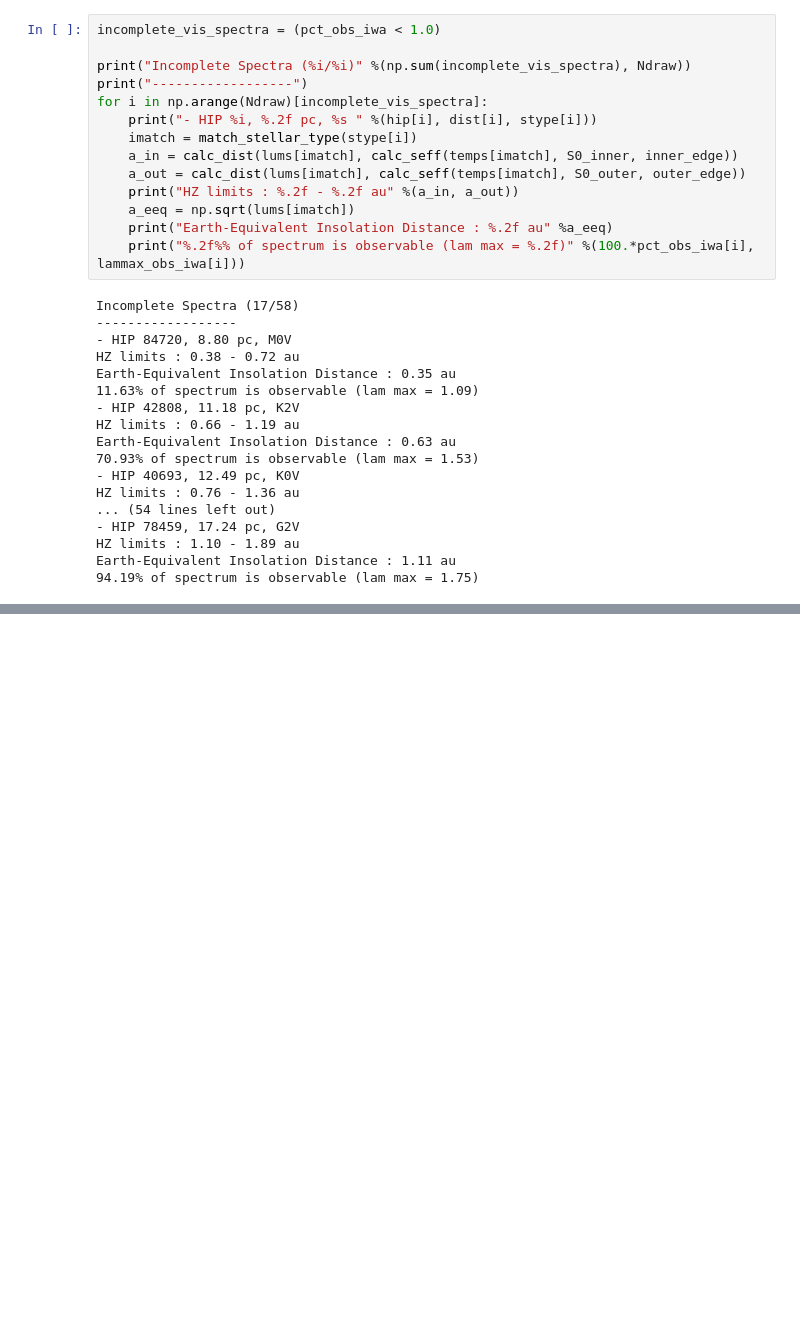
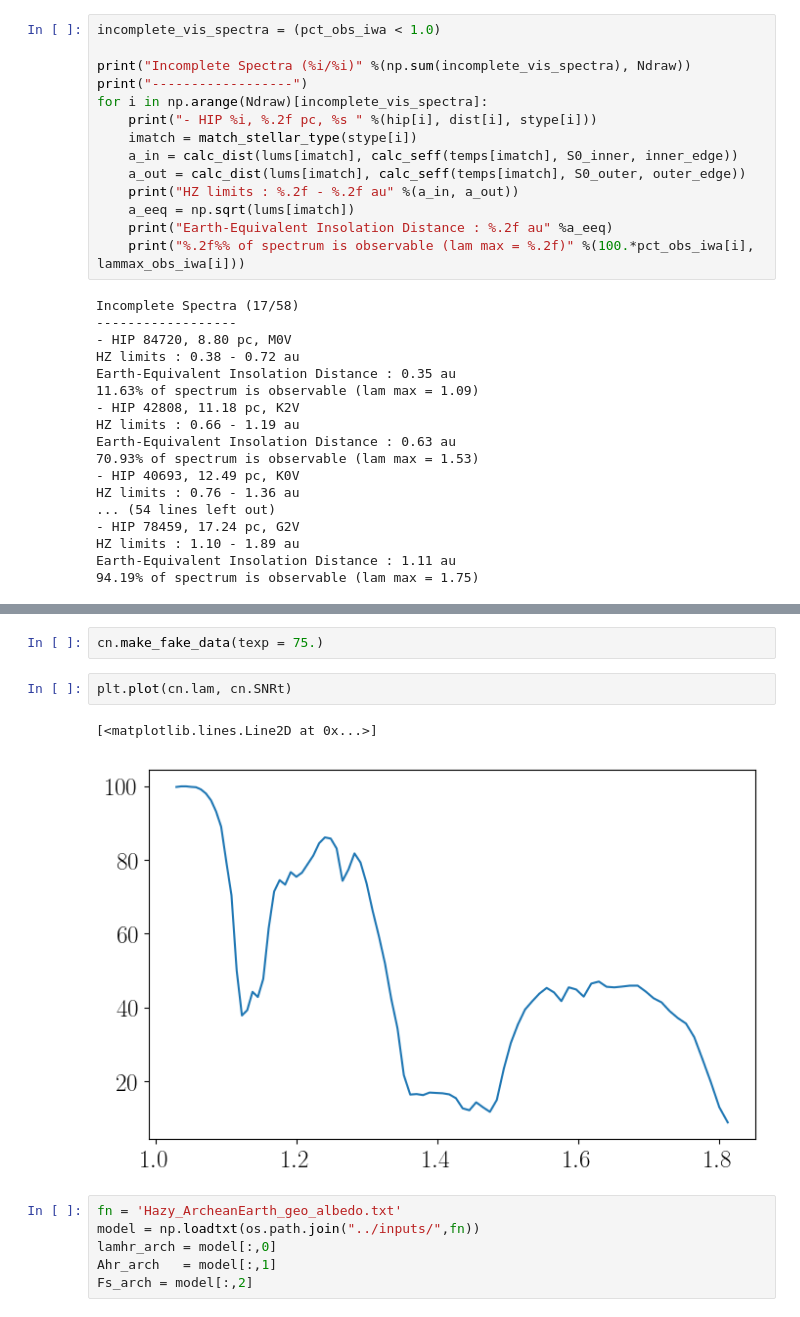
Before and after one commit to jlustigy/luvoir_hec_drm, a Jupyter notebook: notebooks/initial_spectroscopy.ipynb, the cells around one changed output, grey strips where cells are left out. Cells and saved outputs as stored; diff of their text form; blank space fills up the shorter version.

```diff
--- a/notebooks/initial_spectroscopy.ipynb
+++ b/notebooks/initial_spectroscopy.ipynb
@@ -1145,0 +1312,13 @@ Earth-Equivalent Insolation Distance : 0.52 au
+# %%
+cn.make_fake_data(texp = 75.)
+# %%
+plt.plot(cn.lam, cn.SNRt)
+# %% [output]
+[<matplotlib.lines.Line2D at 0x...>]
+[figure, added]
+# %%
+fn = 'Hazy_ArcheanEarth_geo_albedo.txt'
+model = np.loadtxt(os.path.join("../inputs/",fn))
+lamhr_arch = model[:,0]
+Ahr_arch   = model[:,1]
+Fs_arch = model[:,2]
```
Also changed, not shown: parts of 92 cells of this notebook, 4 other files.
